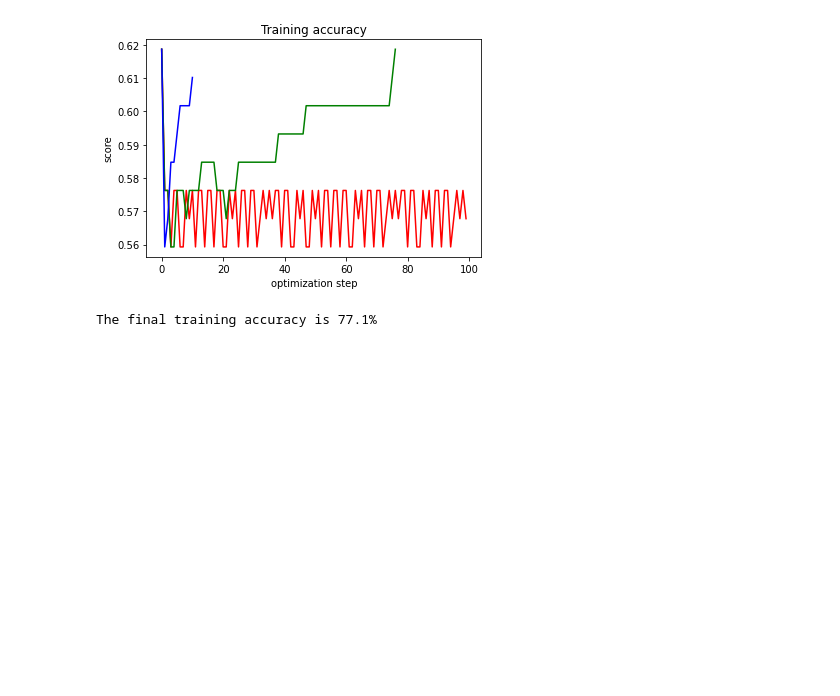
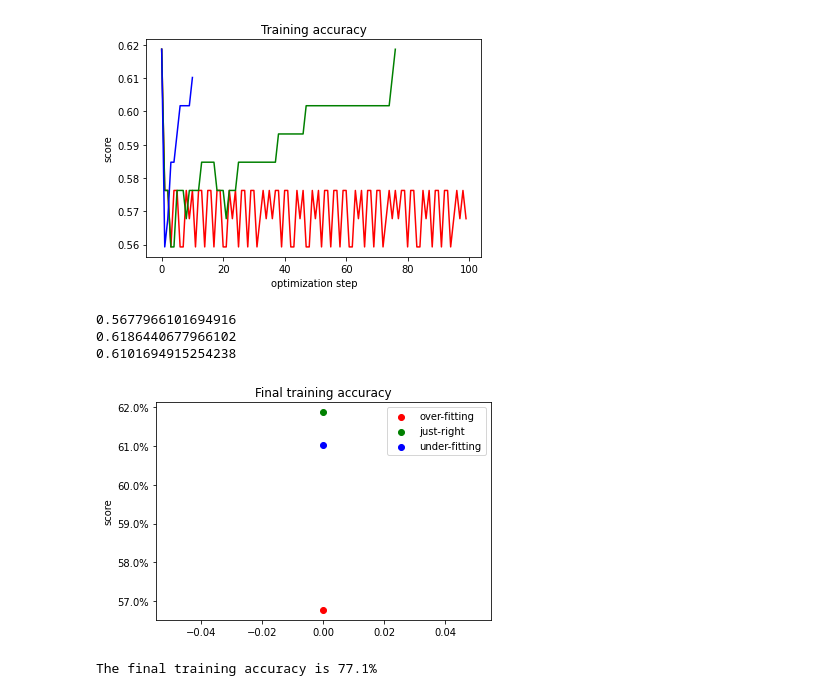
Before and after one commit to SuhyeonHa/MatrixComputation, a Jupyter notebook: Assignment07.ipynb, the cells around one changed output. Saved outputs shown, nothing was run; the diff lists cells and outputs as text; code cells hidden in the pictures; blank space fills up the shorter version.

Commit message:
Display the final training accuracy with varying regularization parameters

```diff
--- a/Assignment07.ipynb
+++ b/Assignment07.ipynb
@@ -235,7 +235,7 @@ def gradDescent(l, pointX, pointY, SIZE_DATA, label):
   # print(sigma)
   print(pred_label)
 
-  return l, final_step, final_theta, cost_list, accuracy_list
+  return l, final_step, final_theta, cost_list, accuracy_list, final_accr
 
 # lambda value, training error, training accuracy, final training accuracy(%), plot
 # %%
@@ -307,6 +307,27 @@ plt.title('Training accuracy')
 plt.show()
 # %% [output]
 [figure]
+# %%
+print(result_1[5])
+print(result_2[5])
+print(result_3[5])
+# %% [output]
+0.5677966101694916
+0.6186440677966102
+0.6101694915254238
+# %%
+from matplotlib.ticker import PercentFormatter
+fig, ax = plt.subplots()
+ax.scatter(0, result_1[5], c='r')
+ax.scatter(0, result_2[5], c='g')
+ax.scatter(0, result_3[5], c='b')
+ax.set_ylabel('score')
+ax.set_title('Final training accuracy')
+ax.legend(['over-fitting', 'just-right', 'under-fitting'])
+ax.yaxis.set_major_formatter(PercentFormatter(1))
+plt.show()
+# %% [output]
+[figure, added]
 # %%
 print('The final training accuracy is {:.1%}'.format(final_accr))
 # %% [output]
```
